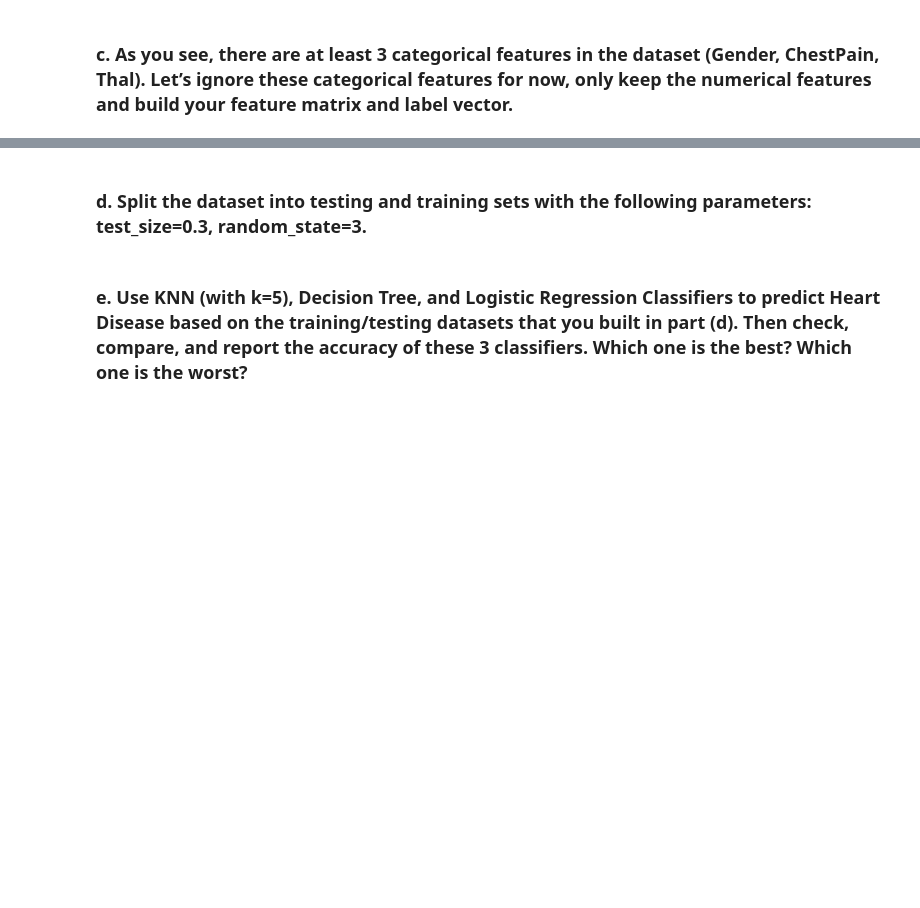
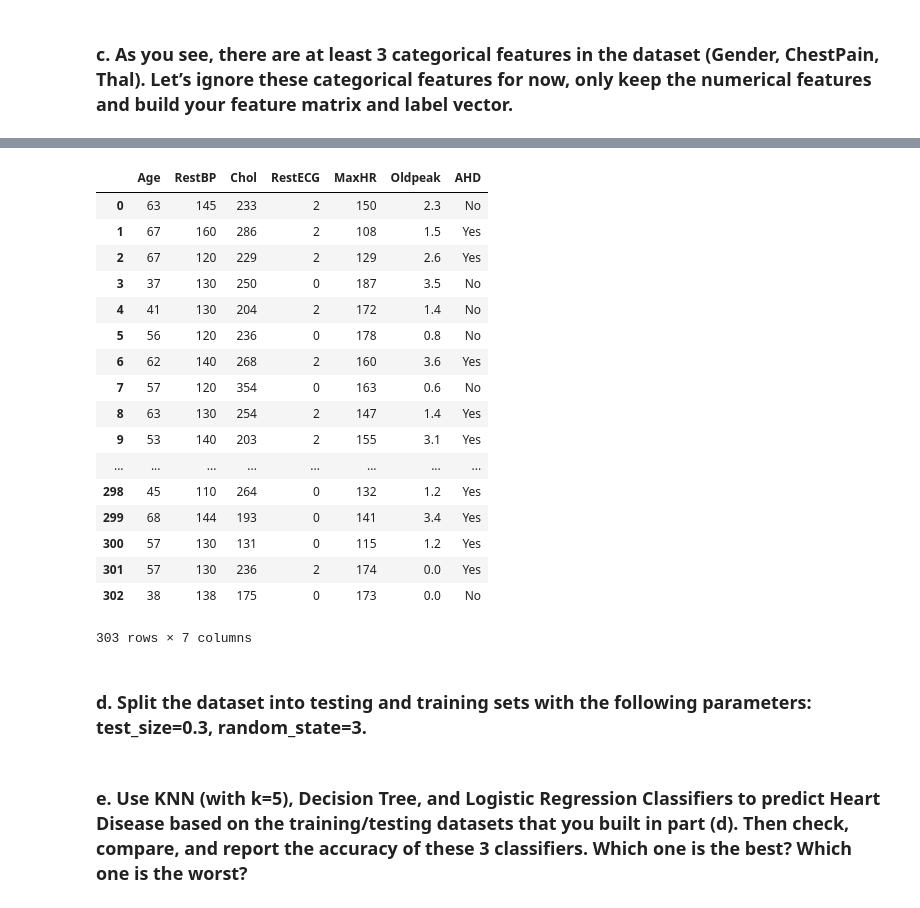
Before and after one commit to luoken/Cancer-Predictor, a Jupyter notebook: Homework3.ipynb, the cells around one changed output, grey strips where cells are left out. Saved outputs shown, nothing was run; the diff lists cells and outputs as text; code cells hidden in the pictures; blank space fills up the shorter version.

```diff
--- a/Homework3.ipynb
+++ b/Homework3.ipynb
@@ -60,3 +34,26 @@ Name: AHD, Length: 303, dtype: object
+# %%
+# [[]] returns column(s) as a new DataFrame
+new_df = file[ ['Age', 'RestBP', 'Chol', 'RestECG', 'MaxHR', 'Oldpeak', 'AHD'] ] # just for visual
+new_df
+# %% [output]
+|  | Age | RestBP | Chol | RestECG | MaxHR | Oldpeak | AHD |
+| 0 | 63 | 145 | 233 | 2 | 150 | 2.3 | No |
+| 1 | 67 | 160 | 286 | 2 | 108 | 1.5 | Yes |
+| 2 | 67 | 120 | 229 | 2 | 129 | 2.6 | Yes |
+| 3 | 37 | 130 | 250 | 0 | 187 | 3.5 | No |
+| 4 | 41 | 130 | 204 | 2 | 172 | 1.4 | No |
+| 5 | 56 | 120 | 236 | 0 | 178 | 0.8 | No |
+| 6 | 62 | 140 | 268 | 2 | 160 | 3.6 | Yes |
+| 7 | 57 | 120 | 354 | 0 | 163 | 0.6 | No |
+| 8 | 63 | 130 | 254 | 2 | 147 | 1.4 | Yes |
+| 9 | 53 | 140 | 203 | 2 | 155 | 3.1 | Yes |
+| ... | ... | ... | ... | ... | ... | ... | ... |
+| 298 | 45 | 110 | 264 | 0 | 132 | 1.2 | Yes |
+| 299 | 68 | 144 | 193 | 0 | 141 | 3.4 | Yes |
+| 300 | 57 | 130 | 131 | 0 | 115 | 1.2 | Yes |
+| 301 | 57 | 130 | 236 | 2 | 174 | 0.0 | Yes |
+| 302 | 38 | 138 | 175 | 0 | 173 | 0.0 | No |
+303 rows × 7 columns
 # %% [markdown]
 ### d. Split the dataset into testing and training sets with the following parameters: test_size=0.3, random_state=3.
 # %%
```
Also changed, not shown: parts of 4 cells of this notebook.
